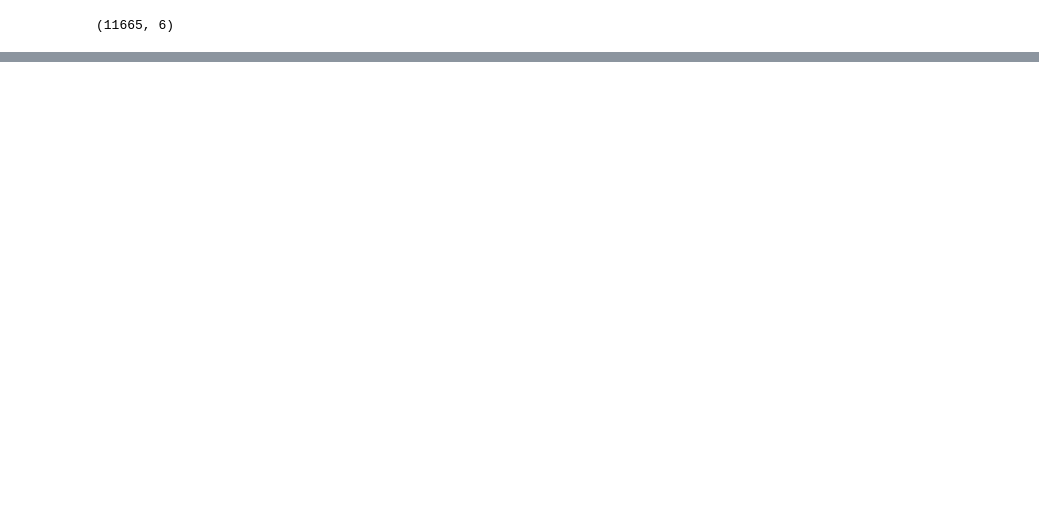
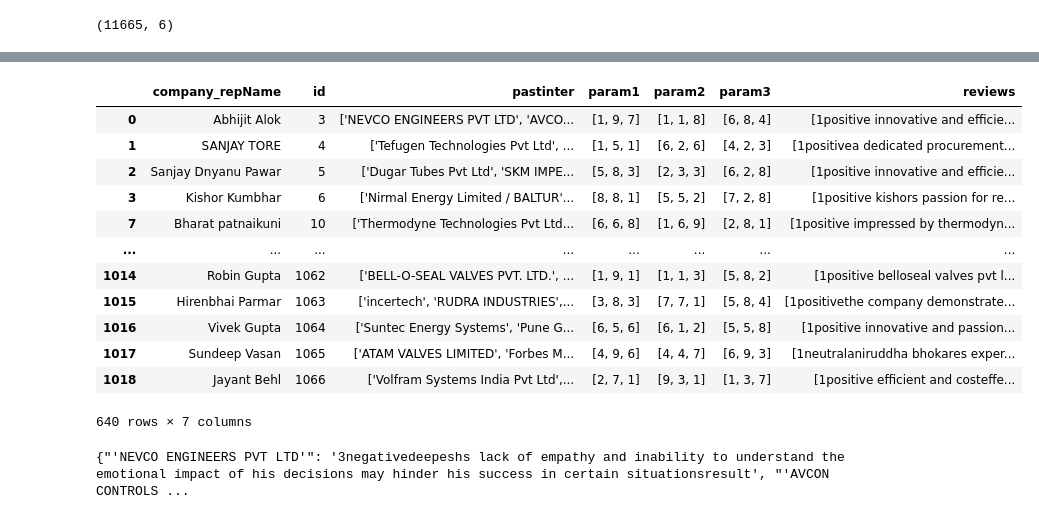
Before and after one commit to lurchyy/MarketWise-C2PO, a Jupyter notebook: ps2.ipynb, the cells around one changed output, grey strips where cells are left out. Cells and saved outputs as stored; diff of their text form; code cells hidden in the pictures; blank space fills up the shorter version.

```diff
--- a/ps2.ipynb
+++ b/ps2.ipynb
@@ -79,0 +136,29 @@ df.shape
+# %%
+import re
+import string
+import nltk
+from nltk.corpus import stopwords
+from nltk.tokenize import word_tokenize
+from nltk.stem import WordNetLemmatizer
+
+def preprocess_text1(text):
+    # Convert to lowercase
+    text = text.lower()
+
+    # # Remove numbers
+    # text = re.sub(r'\d+', '', text)
+
+    # Remove punctuation
+    text = text.translate(str.maketrans('', '', string.punctuation))
+
+    text = text.replace('\n', '')
+
+
+    sentences = text.split("review")
+    sentences = [sentence.strip() for sentence in sentences if sentence.strip()]
+
+
+
+    return sentences
+# %%
+df['reviews'] = df['reviews'].apply(preprocess_text1)
@@ -79,0 +176,5 @@ df.shape
+# %%
+pastinter_values = []
+for idx, row in df.iterrows():
+    pastinter_values.append(row['pastinter'])
+pastinter_values[0].strip("[").strip("]").split(",")[0]
@@ -79,0 +183,7 @@ df.shape
+# %%
+for idx, row in df.iterrows():
+    reviews = row['reviews']
+    if(len(reviews)>=3):
+        reviews = reviews[:3]
+    else:
+        df.drop(idx, inplace=True)
@@ -79,0 +234,32 @@ df.shape
+# %%
+df
+# %% [output]
+|  | company_repName | id | pastinter | param1 | param2 | param3 | reviews |
+| 0 | Abhijit Alok | 3 | ['NEVCO ENGINEERS PVT LTD', 'AVCO... | [1, 9, 7] | [1, 1, 8] | [6, 8, 4] | [1positive innovative and efficie... |
+| 1 | SANJAY TORE | 4 | ['Tefugen Technologies Pvt Ltd', ... | [1, 5, 1] | [6, 2, 6] | [4, 2, 3] | [1positivea dedicated procurement... |
+| 2 | Sanjay Dnyanu Pawar | 5 | ['Dugar Tubes Pvt Ltd', 'SKM IMPE... | [5, 8, 3] | [2, 3, 3] | [6, 2, 8] | [1positive innovative and efficie... |
+| 3 | Kishor Kumbhar | 6 | ['Nirmal Energy Limited / BALTUR'... | [8, 8, 1] | [5, 5, 2] | [7, 2, 8] | [1positive kishors passion for re... |
+| 7 | Bharat patnaikuni | 10 | ['Thermodyne Technologies Pvt Ltd... | [6, 6, 8] | [1, 6, 9] | [2, 8, 1] | [1positive impressed by thermodyn... |
+| ... | ... | ... | ... | ... | ... | ... | ... |
+| 1014 | Robin Gupta | 1062 | ['BELL-O-SEAL VALVES PVT. LTD.', ... | [1, 9, 1] | [1, 1, 3] | [5, 8, 2] | [1positive belloseal valves pvt l... |
+| 1015 | Hirenbhai Parmar | 1063 | ['incertech', 'RUDRA INDUSTRIES',... | [3, 8, 3] | [7, 7, 1] | [5, 8, 4] | [1positivethe company demonstrate... |
+| 1016 | Vivek Gupta | 1064 | ['Suntec Energy Systems', 'Pune G... | [6, 5, 6] | [6, 1, 2] | [5, 5, 8] | [1positive innovative and passion... |
+| 1017 | Sundeep Vasan | 1065 | ['ATAM VALVES LIMITED', 'Forbes M... | [4, 9, 6] | [4, 4, 7] | [6, 9, 3] | [1neutralaniruddha bhokares exper... |
+| 1018 | Jayant Behl | 1066 | ['Volfram Systems India Pvt Ltd',... | [2, 7, 1] | [9, 3, 1] | [1, 3, 7] | [1positive efficient and costeffe... |
+640 rows × 7 columns
+# %%
+# Create an empty dictionary
+result_dict = {}
+
+# Iterate over the values and create the dictionary
+for i in range(len(pastinter_values)):
+    pastinter_list = pastinter_values[i].strip("[").strip("]").split(",")
+    reviews_list = reviews_values[i]
+
+    for j in range(3):
+        key = pastinter_list[j].strip()
+        item = reviews_list[j]
+        result_dict[key] = item
+print(result_dict)
+# %% [output]
+{"'NEVCO ENGINEERS PVT LTD'": '3negativedeepeshs lack of empathy and inability to understand the emotional impact of his decisions may hinder his success in certain situationsresult', "'AVCON CONTROLS ...
```
Also changed, not shown: parts of 12 cells of this notebook.
